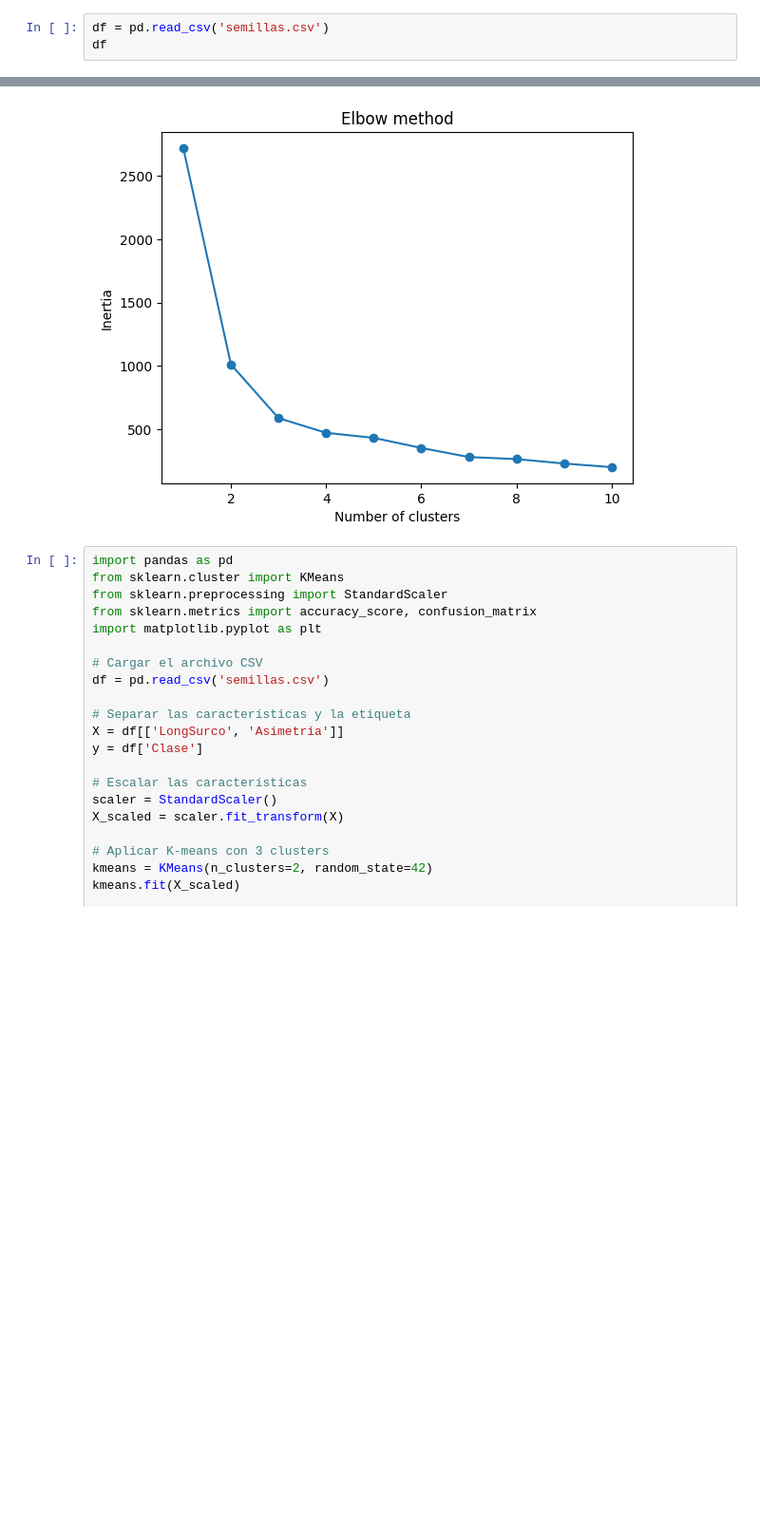
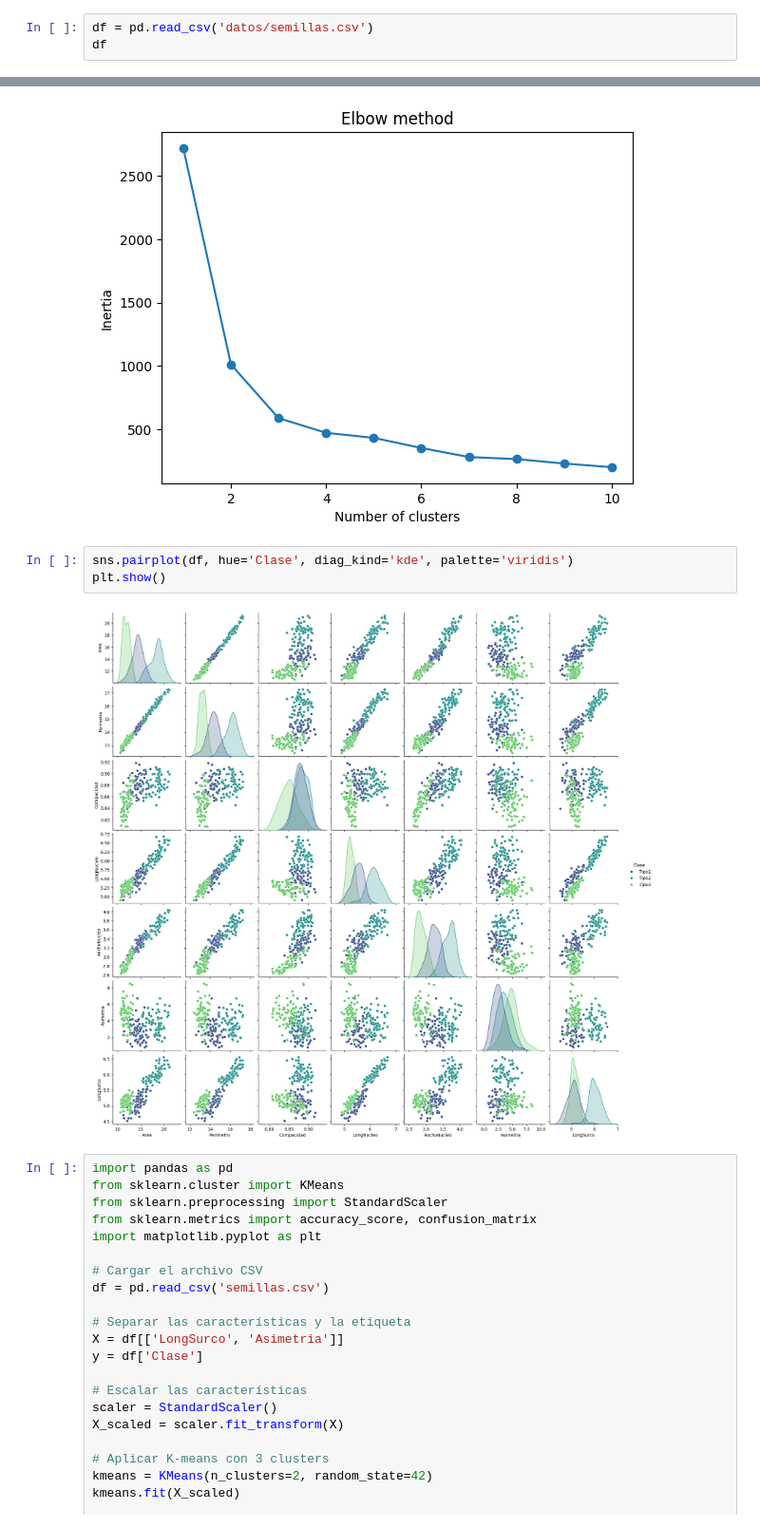
Before and after one commit to Lekkito/Mineria-de-Datos, a Jupyter notebook: prac2/prac2.ipynb, the cells around one changed output, grey strips where cells are left out. Shown at 95% size. Cells and saved outputs as stored; diff of their text form; blank space fills up the shorter version.

Commit message:
added pairplot semillas

```diff
--- a/prac2/prac2.ipynb
+++ b/prac2/prac2.ipynb
@@ -13,7 +13,7 @@ from sklearn.preprocessing import StandardScaler
 import matplotlib.pyplot as plt
 import seaborn as sns
 # %%
-df = pd.read_csv('semillas.csv')
+df = pd.read_csv('datos/semillas.csv')
 df
 # %% [output]
 |  | Area | Perimetro | Compacidad | LongNucleo | AnchoNucleo | Asimetria | LongSurco | Clase |
@@ -51,6 +51,11 @@ plt.ylabel('Inertia')
 plt.show()
 # %% [output]
 [figure]
+# %%
+sns.pairplot(df, hue='Clase', diag_kind='kde', palette='viridis')
+plt.show()
+# %% [output]
+[figure, added]
 # %%
 import pandas as pd
 from sklearn.cluster import KMeans
```
Also changed, not shown: parts of 1 cell of this notebook.
